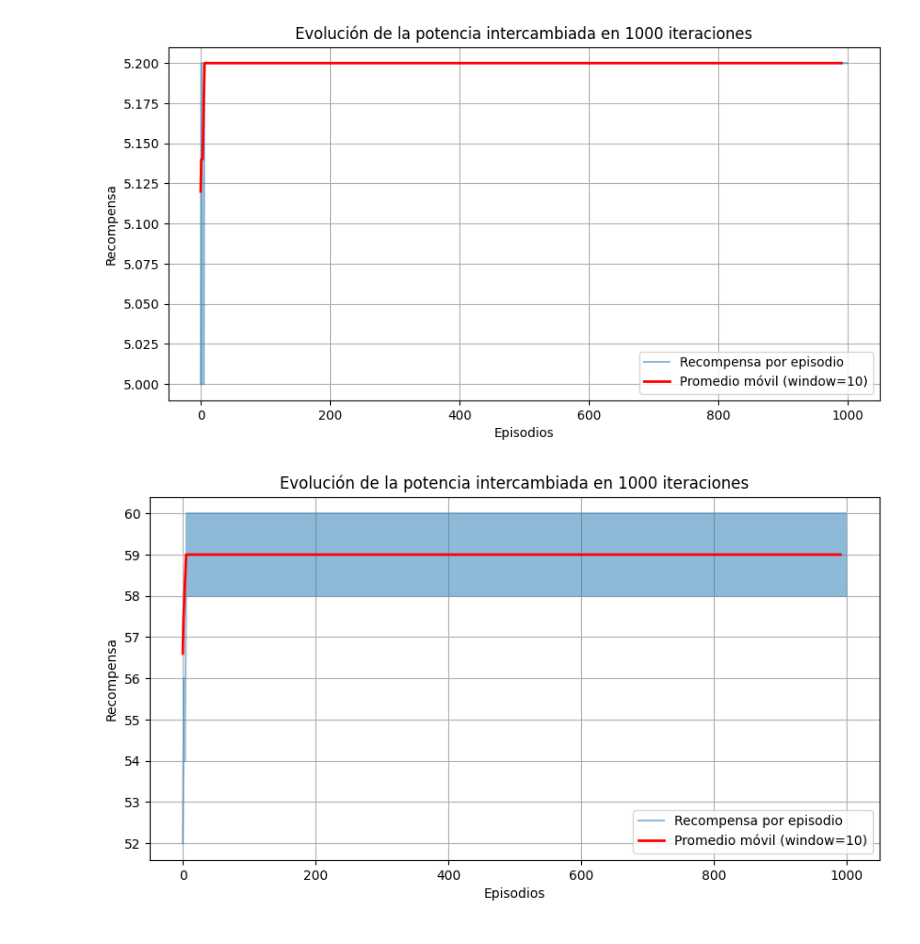
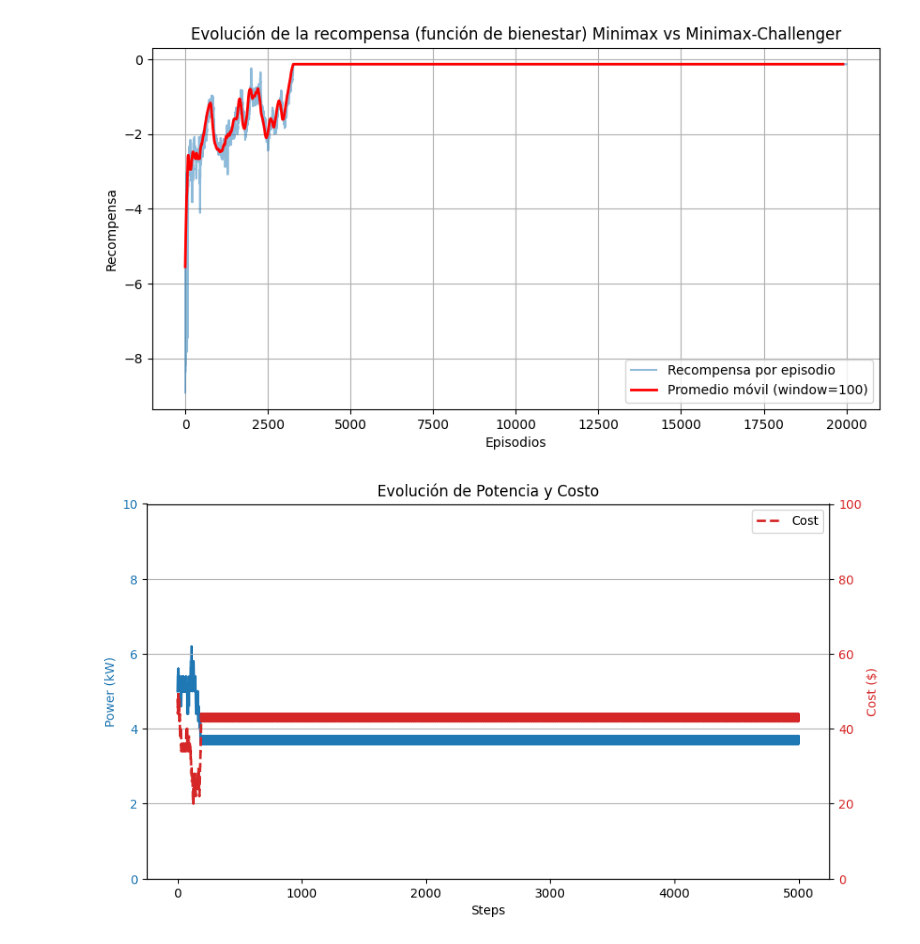
Before and after one commit to juanpabmedina/master_thesis, a Jupyter notebook: algorithms/p2p_game/p2p_energy_trading.ipynb, the cells around one changed output. Cells and saved outputs as stored; diff of their text form; code cells hidden in the pictures.

Commit message:
Looks working, better graphs. But I'm not convinced

```diff
--- a/algorithms/p2p_game/p2p_energy_trading.ipynb
+++ b/algorithms/p2p_game/p2p_energy_trading.ipynb
@@ -38,7 +67,7 @@ agent2_states = np.round(np.linspace(0, 100, 51),2)# espacio de precios discreto
 steps = 20000
 decay = 10**(np.log10(0.01)/steps)
 gamma=0.9
-epsilon=0.1
+epsilon=0.2
 alpha=1
 
 agent1_parameters = {
@@ -69,13 +98,6 @@ agent2_parameters = {
     'rol': 'consumer'
 }
 
-agent1 = MiniMaxQAgent(agent_parameters=agent1_parameters)
-agent2 = MiniMaxQAgent(agent_parameters=agent2_parameters)
-agents = [agent1, agent2]
-market_env = P2PEnergyMarketEnv(a = 0.089, b = 52, c = 0)
-
 init_generator_state = 9.8
 init_consumer_state = 2
-
-trainer = MinimaxTrainer(agent1, agent2, market_env, )
 # %%
@@ -88,5 +117,6 @@ plot_rewards(hist_reward_MR,title, window_size=100)
 # %%
-hist_reward_MM1, hist_reward_MM2, MM_policy1, MM_policy2 = trainer.trainMM(init_generator_state, init_consumer_state, steps)
+trainerMM = MinimaxTrainer(agent1_parameters, agent2_parameters)
+hist_reward_MM1, hist_reward_MM2, MM_policy1, MM_policy2 = trainerMM.trainMM(init_generator_state, init_consumer_state, steps)
 # %%
 title = 'Evolución de la recompensa (función de bienestar) Minimax vs Minimax'
 plot_rewards(hist_reward_MM1,title, window_size=100)
@@ -95,8 +131,15 @@ plot_rewards(hist_reward_MM1,title, window_size=100)
+# %%
+trainerMRC = MinimaxTrainer(agent1_parameters, agent2_parameters)
+hist_reward_MRC1, MRC_policy1= trainerMRC.trainMC(init_generator_state, init_consumer_state, MM_policy2, steps)
+# %%
+title = 'Evolución de la recompensa (función de bienestar) Minimax vs Minimax-Challenger'
+plot_rewards(hist_reward_MRC1,title, window_size=100)
+# %% [output]
+[figure, added]
 # %%
-power, cost = trainer.evaluate(5, 50, MM_policy1, MM_policy2, 1000)
+power, cost = trainerMRC.evaluate(5, 50, MRC_policy1, MM_policy2, 5000)
 title = 'Evolución de la potencia intercambiada en 1000 iteraciones'
-plot_rewards(power,title, window_size=10)
-plot_rewards(cost,title, window_size=10)
+title = 'Evolución de Potencia y Costo'
+plot_cost_and_power(power, cost, title)
 # %% [output]
-[figure, old version]
+[figure, new version]
-[figure, removed]
```
Also changed, not shown: parts of 17 cells of this notebook, 1 other file.
